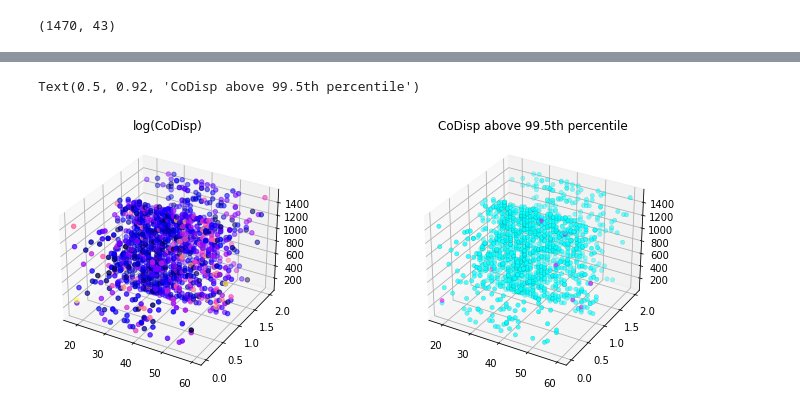
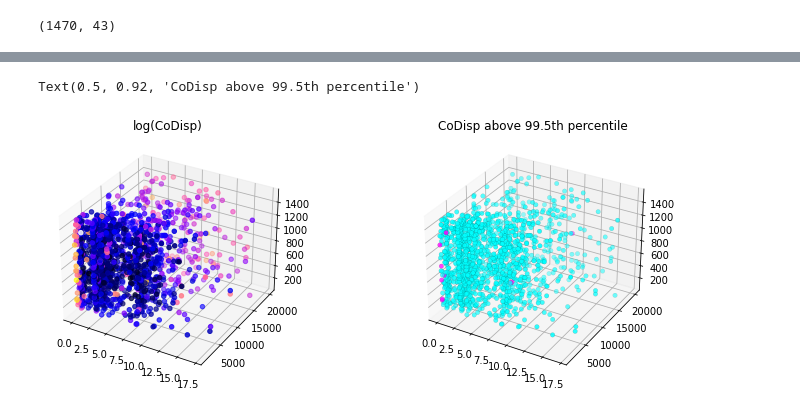
Before and after one commit to monikachudyba/ArtificialNeuralNetworkProjects, a Jupyter notebook: AEC-EmployeeAttrition.ipynb, the cells around one changed output, grey strips where cells are left out. Drawn from its saved outputs; the diff is of its cells as text; code cells hidden in the pictures.

```diff
--- a/AEC-EmployeeAttrition.ipynb
+++ b/AEC-EmployeeAttrition.ipynb
@@ -412,7 +425,7 @@ X.shape
 (1470, 43)
 # %%
 # Set forest parameters
-num_trees = 100
+num_trees = 1000
 tree_size = 256
 n = X.shape[0]
 sample_size_range = (n // tree_size, tree_size)
@@ -440,18 +503,18 @@ avg_codisp /= index
 # %%
 threshold = avg_codisp.nlargest(n=10).min()
 
 fig = plt.figure(figsize=(12,4.5))
 ax = fig.add_subplot(121, projection='3d')
-sc = ax.scatter(X[:,0], X[:,1], X[:,2],
+sc = ax.scatter(df['YearsWithCurrManager'], df['MonthlyIncome'], df['DailyRate'],
                 c=np.log(avg_codisp.sort_index().values),
                 cmap='gnuplot2')
 plt.title('log(CoDisp)')
 ax = fig.add_subplot(122, projection='3d')
-sc = ax.scatter(X[:,0], X[:,1], X[:,2],
+sc = ax.scatter(df['YearsWithCurrManager'], df['MonthlyIncome'], df['DailyRate'],
                 linewidths=0.1, edgecolors='k',
                 c=(avg_codisp >= threshold).astype(float),
                 cmap='cool')
 plt.title('CoDisp above 99.5th percentile')
 # %% [output]
 Text(0.5, 0.92, 'CoDisp above 99.5th percentile')
-[figure, old version]
+[figure, new version]
```
Also changed, not shown: parts of 12 cells of this notebook.
